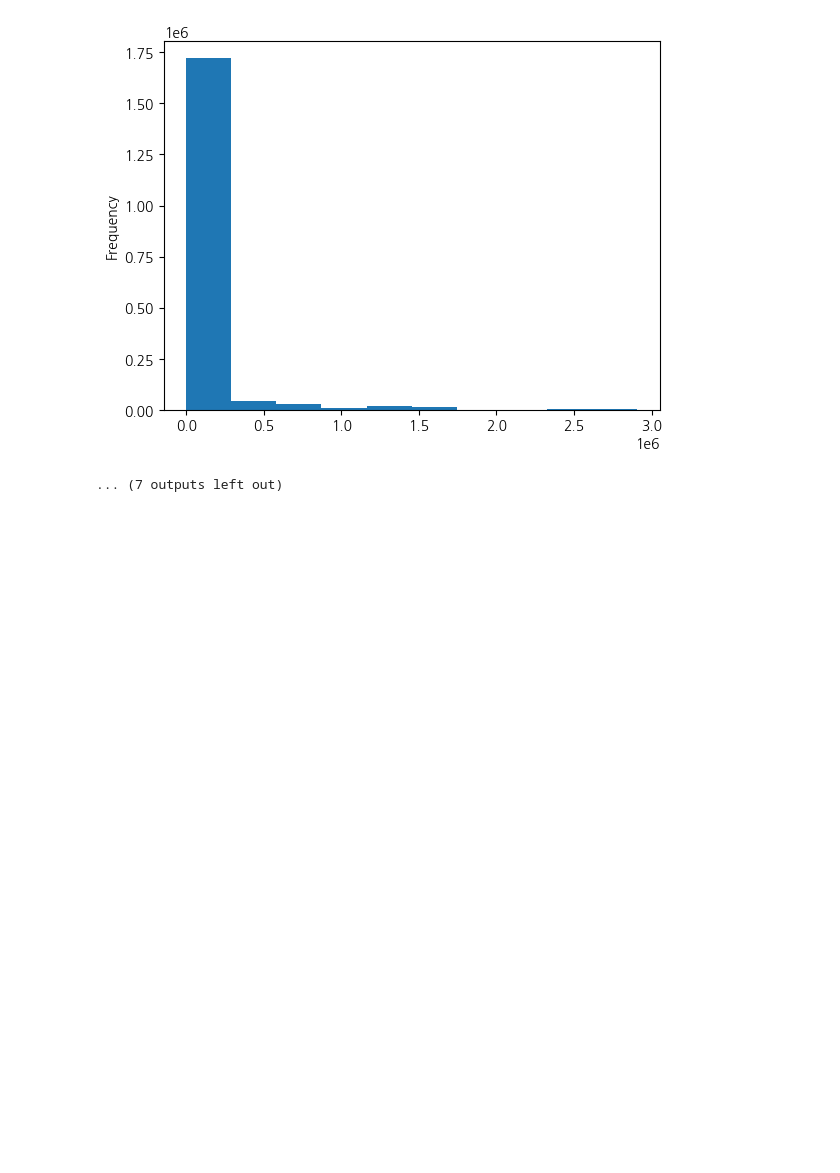
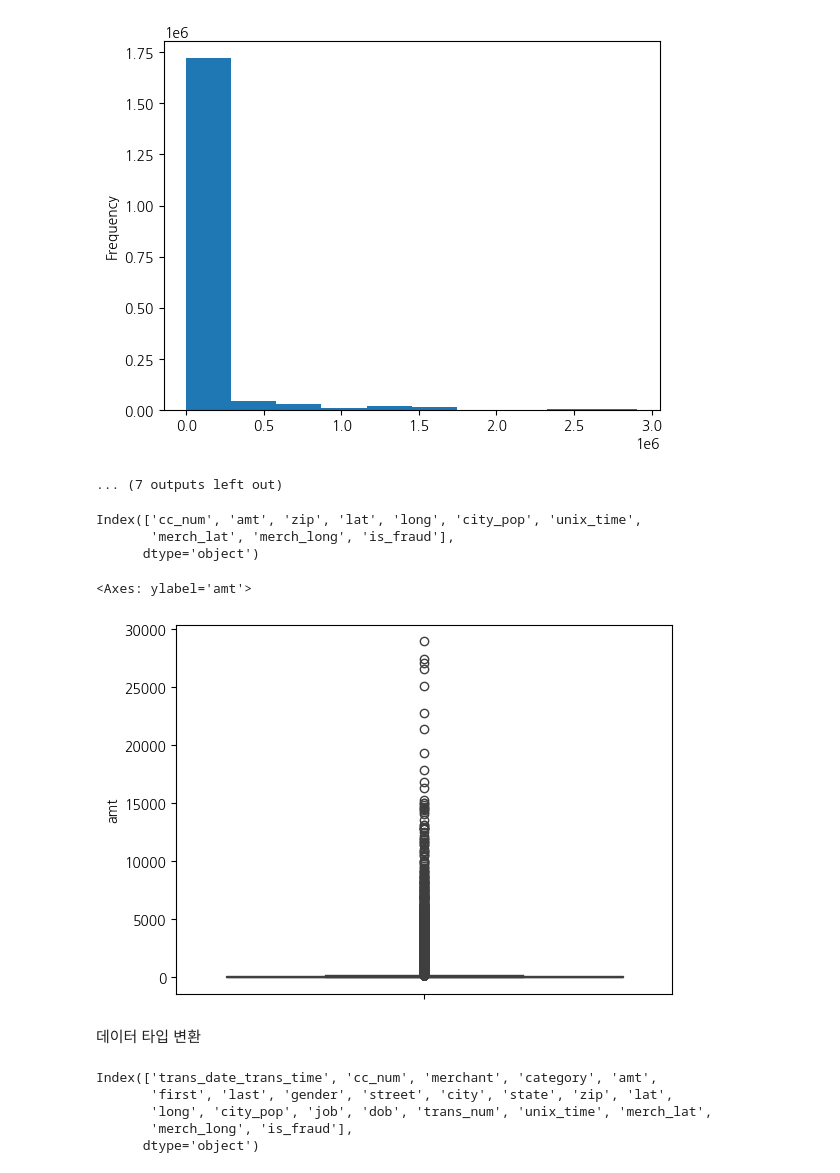
Before and after one commit to haram4th/finech, a Jupyter notebook: 05machine_learning/11지도학습_분류분석_신용카드사기탐지_모델만들기-풀이.ipynb, the cells around one changed output. Saved outputs shown, nothing was run; the diff lists cells and outputs as text; code cells hidden in the pictures; blank space fills up the shorter version.

```diff
--- a/05machine_learning/11지도학습_분류분석_신용카드사기탐지_모델만들기-풀이.ipynb
+++ b/05machine_learning/11지도학습_분류분석_신용카드사기탐지_모델만들기-풀이.ipynb
@@ -222,3 +222,24 @@ long
 Name: count, Length: 891, dtype: int64
 [figure]
 ... (7 outputs left out)
+# %%
+num_cols.columns
+# %% [output]
+Index(['cc_num', 'amt', 'zip', 'lat', 'long', 'city_pop', 'unix_time',
+       'merch_lat', 'merch_long', 'is_fraud'],
+      dtype='object')
+# %%
+sns.boxplot(num_cols['amt'])
+# %% [output]
+<Axes: ylabel='amt'>
+[figure, added]
+# %% [markdown]
+데이터 타입 변환
+# %%
+data.columns
+# %% [output]
+Index(['trans_date_trans_time', 'cc_num', 'merchant', 'category', 'amt',
+       'first', 'last', 'gender', 'street', 'city', 'state', 'zip', 'lat',
+       'long', 'city_pop', 'job', 'dob', 'trans_num', 'unix_time', 'merch_lat',
+       'merch_long', 'is_fraud'],
+      dtype='object')
```
Also changed, not shown: parts of 72 cells of this notebook, 3 other files.
